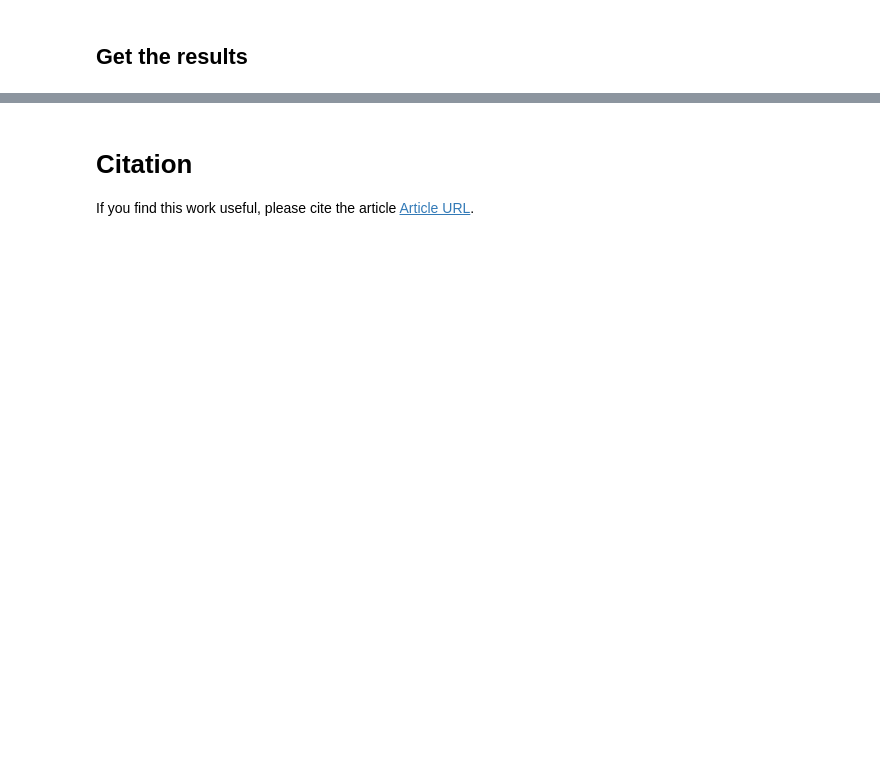
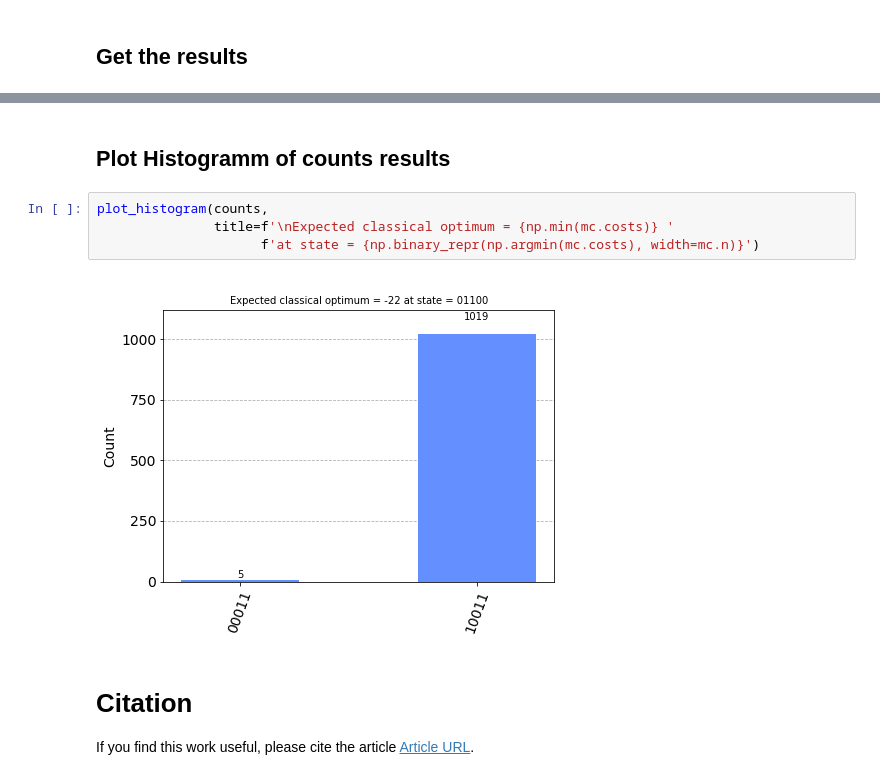
Before and after one commit to nkuetemeli/UQMaxCutAndIsing, a Jupyter notebook: demo.ipynb, the cells around one changed output, grey strips where cells are left out. Cells and saved outputs as stored; diff of their text form; blank space fills up the shorter version.

```diff
--- a/demo.ipynb
+++ b/demo.ipynb
@@ -87,3 +87,11 @@ Approximation Index: True
+# %% [markdown]
+## Plot Histogramm of counts results
+# %%
+plot_histogram(counts,
+               title=f'\nExpected classical optimum = {np.min(mc.costs)} '
+                     f'at state = {np.binary_repr(np.argmin(mc.costs), width=mc.n)}')
+# %% [output]
+[figure, added]
 # %% [markdown]
 # Citation
 If you find this work useful, please cite the article [Article URL](#).
```
Also changed, not shown: parts of 2 cells of this notebook.
